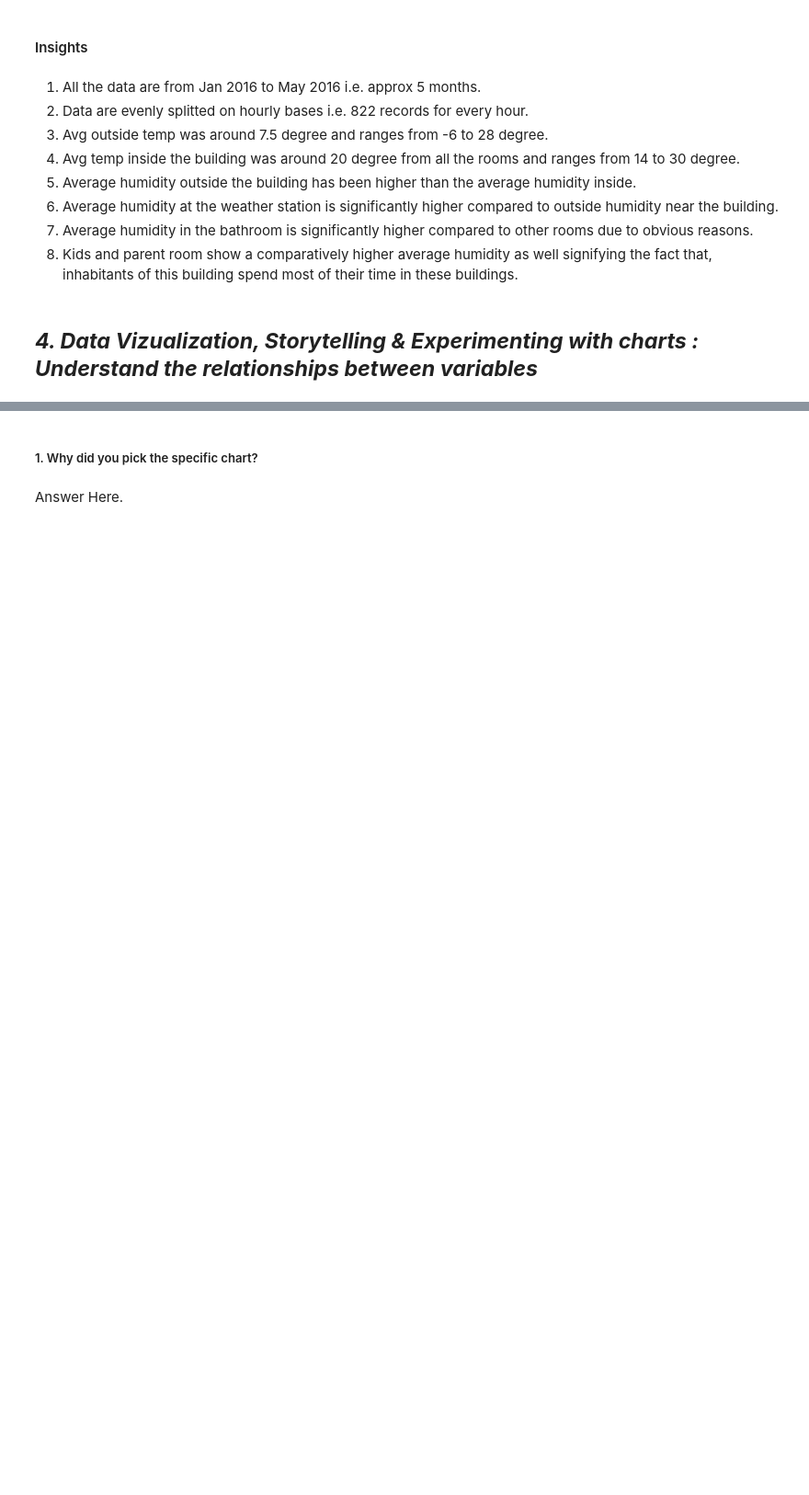
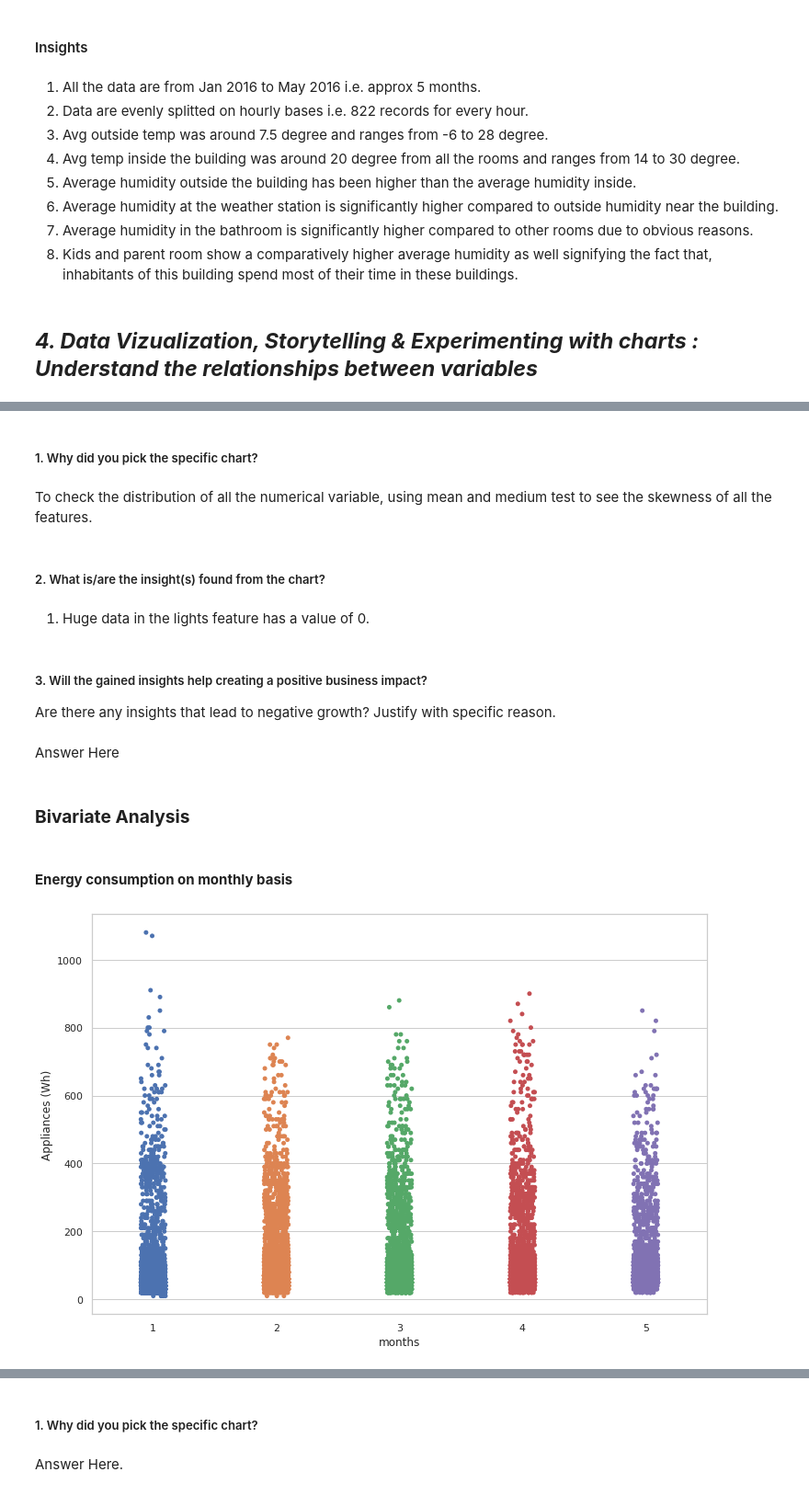
Before and after one commit to ishanbarway/Appliance-Energy-Prediction, a Jupyter notebook: Appliance_Energy_Prediction_Individual_Project.ipynb, the cells around one changed output, grey strips where cells are left out. Shown at 92% size. Cells and saved outputs as stored; diff of their text form; code cells hidden in the pictures; blank space fills up the shorter version.

```diff
--- a/Appliance_Energy_Prediction_Individual_Project.ipynb
+++ b/Appliance_Energy_Prediction_Individual_Project.ipynb
@@ -509,0 +596,27 @@ df.describe()
+# %% [markdown]
+##### 1. Why did you pick the specific chart?
+# %% [markdown]
+To check the distribution of all the numerical variable, using mean and medium test to see the skewness of all the features.
+# %% [markdown]
+##### 2. What is/are the insight(s) found from the chart?
+# %% [markdown]
+1. Huge data in the lights feature has a value of 0.
+# %% [markdown]
+##### 3. Will the gained insights help creating a positive business impact?
+Are there any insights that lead to negative growth? Justify with specific reason.
+# %% [markdown]
+Answer Here
+# %% [markdown]
+### **Bivariate Analysis**
+# %% [markdown]
+#### **Energy consumption on monthly basis**
+# %%
+# strip plot of Appliances(Wh) vs Month
+sns.set(style="whitegrid")
+plt.figure(figsize=(12,8))
+sns.stripplot(x="month",y="Appliances",data=df)
+plt.xlabel("months",size=12)
+plt.ylabel("Appliances (Wh)",size=12)
+plt.show()
+# %% [output]
+[figure, added]
```
Also changed, not shown: parts of 41 cells of this notebook.
